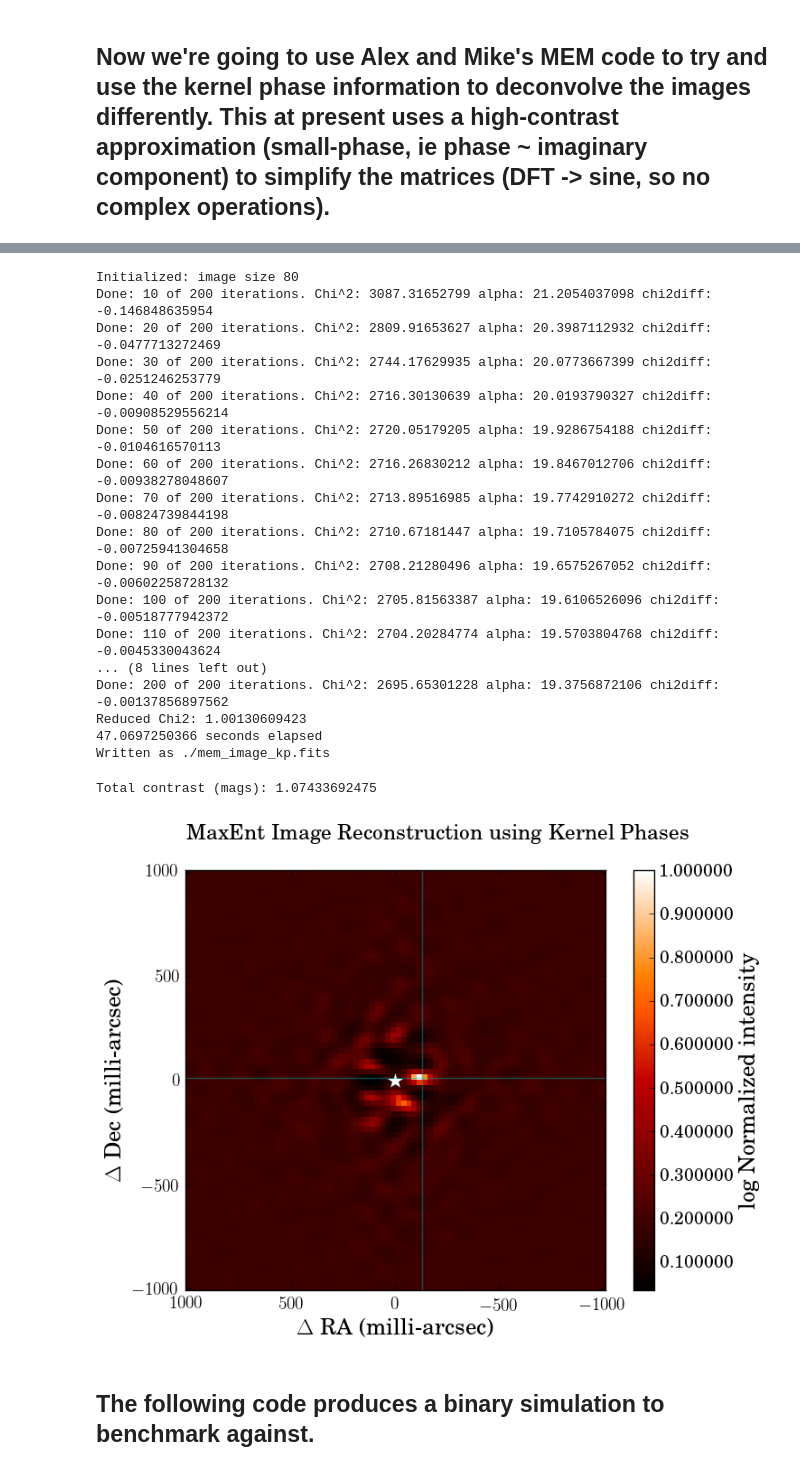
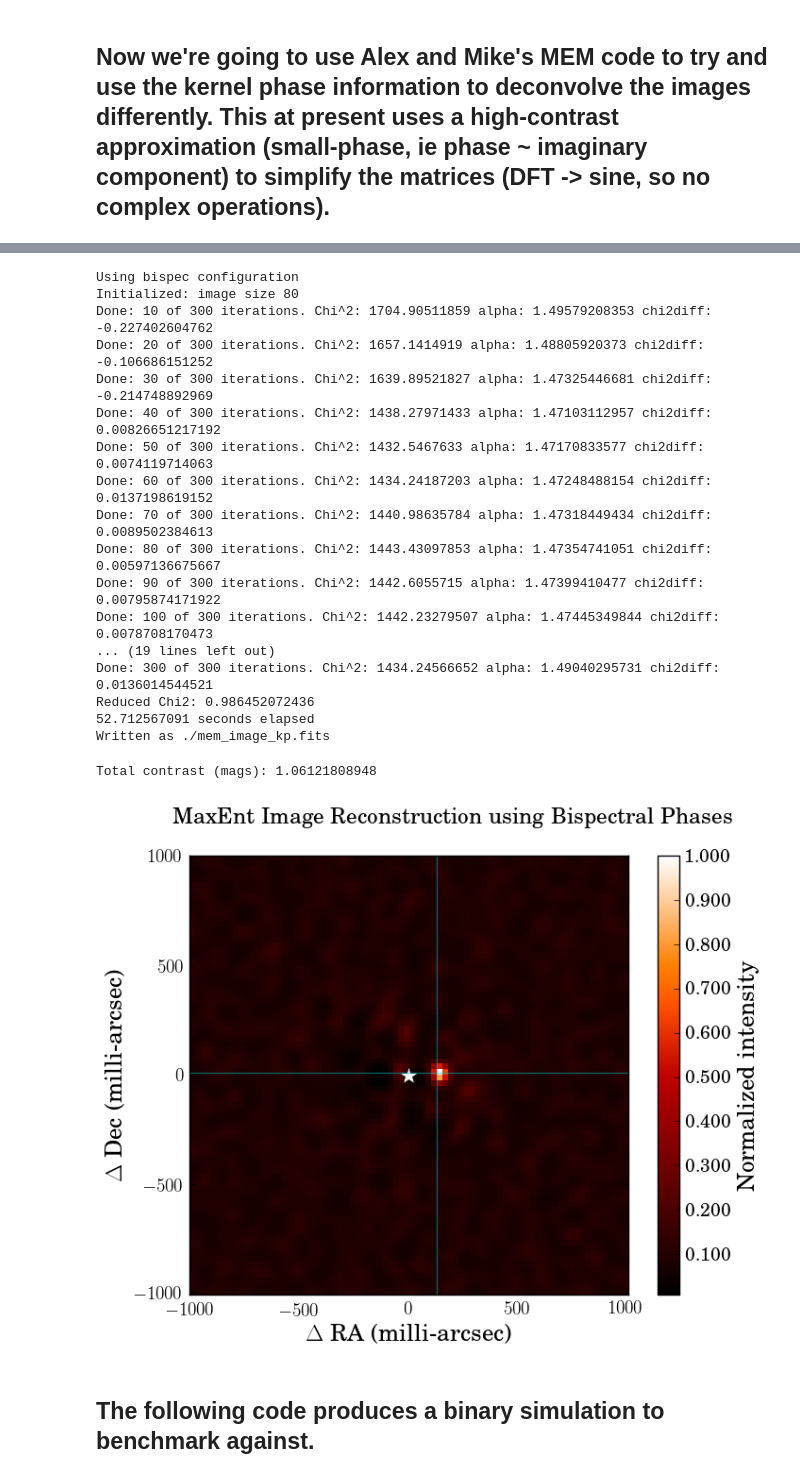
Before and after one commit to benjaminpope/pysco, a Jupyter notebook: analysis.ipynb, the cells around one changed output, grey strips where cells are left out. Cells and saved outputs as stored; diff of their text form; code cells hidden in the pictures.

Commit message:
don't do the bispectrum

```diff
--- a/analysis.ipynb
+++ b/analysis.ipynb
@@ -32,7 +32,7 @@ num = 0 #0 for alpha Oph, 1 for sim with kp params
 tnames = ['alpOph','epsOph','epsHer']
 
 no_kp = False
-bispec = False
+bispec = True
 # %%
 if bandn == 'ch4':
     fnames = ['cubeF_1856.fits','cubeF_2381.fits']
@@ -451,7 +454,7 @@ else:
 # prior1= np.exp(-(rr/(imsize/2.))**2)
 # prior = np.ravel(prior1/np.sum(prior1))
 
-niter = 200
+niter = 300
 if bispec:
     fname_im = 'kerphim_test_bispec.fits'
 else:
@@ -474,59 +477,58 @@ try:
 except:
     print 'Failed to write'
 # %% [output]
+Using bispec configuration
 Initialized: image size 80
-Done: 10 of 200 iterations. Chi^2: 3087.31652799 alpha: 21.2054037098 chi2diff: -0.146848635954
-Done: 20 of 200 iterations. Chi^2: 2809.91653627 alpha: 20.3987112932 chi2diff: -0.0477713272469
-Done: 30 of 200 iterations. Chi^2: 2744.17629935 alpha: 20.0773667399 chi2diff: -0.0251246253779
-Done: 40 of 200 iterations. Chi^2: 2716.30130639 alpha: 20.0193790327 chi2diff: -0.00908529556214
-Done: 50 of 200 iterations. Chi^2: 2720.05179205 alpha: 19.9286754188 chi2diff: -0.0104616570113
-Done: 60 of 200 iterations. Chi^2: 2716.26830212 alpha: 19.8467012706 chi2diff: -0.00938278048607
-Done: 70 of 200 iterations. Chi^2: 2713.89516985 alpha: 19.7742910272 chi2diff: -0.00824739844198
-Done: 80 of 200 iterations. Chi^2: 2710.67181447 alpha: 19.7105784075 chi2diff: -0.00725941304658
-Done: 90 of 200 iterations. Chi^2: 2708.21280496 alpha: 19.6575267052 chi2diff: -0.00602258728132
-Done: 100 of 200 iterations. Chi^2: 2705.81563387 alpha: 19.6106526096 chi2diff: -0.00518777942372
-Done: 110 of 200 iterations. Chi^2: 2704.20284774 alpha: 19.5703804768 chi2diff: -0.0045330043624
-... (8 lines left out)
-Done: 200 of 200 iterations. Chi^2: 2695.65301228 alpha: 19.3756872106 chi2diff: -0.00137856897562
-Reduced Chi2: 1.00130609423
-47.0697250366 seconds elapsed
+Done: 10 of 300 iterations. Chi^2: 1704.90511859 alpha: 1.49579208353 chi2diff: -0.227402604762
+Done: 20 of 300 iterations. Chi^2: 1657.1414919 alpha: 1.48805920373 chi2diff: -0.106686151252
+Done: 30 of 300 iterations. Chi^2: 1639.89521827 alpha: 1.47325446681 chi2diff: -0.214748892969
+Done: 40 of 300 iterations. Chi^2: 1438.27971433 alpha: 1.47103112957 chi2diff: 0.00826651217192
+Done: 50 of 300 iterations. Chi^2: 1432.5467633 alpha: 1.47170833577 chi2diff: 0.0074119714063
+Done: 60 of 300 iterations. Chi^2: 1434.24187203 alpha: 1.47248488154 chi2diff: 0.0137198619152
+Done: 70 of 300 iterations. Chi^2: 1440.98635784 alpha: 1.47318449434 chi2diff: 0.0089502384613
+Done: 80 of 300 iterations. Chi^2: 1443.43097853 alpha: 1.47354741051 chi2diff: 0.00597136675667
+Done: 90 of 300 iterations. Chi^2: 1442.6055715 alpha: 1.47399410477 chi2diff: 0.00795874171922
+Done: 100 of 300 iterations. Chi^2: 1442.23279507 alpha: 1.47445349844 chi2diff: 0.0078708170473
+... (19 lines left out)
+Done: 300 of 300 iterations. Chi^2: 1434.24566652 alpha: 1.49040295731 chi2diff: 0.0136014544521
+Reduced Chi2: 0.986452072436
+52.712567091 seconds elapsed
 Written as ./mem_image_kp.fits
 # %%
 '''--------------------------------
 the rest is a plot
 --------------------------------'''
 
 
 mpl.rcParams['figure.figsize']=(8.0,6.0)    #(6.0,4.0)
 mpl.rcParams['font.size']= 14             #10
 mpl.rcParams['savefig.dpi']=100             #72
 mpl.rcParams['axes.labelsize'] = 18
 mpl.rcParams['xtick.labelsize'] = 14
 mpl.rcParams['ytick.labelsize'] = 14
 
-bestfit = np.array([-129.4*np.sin(np.pi/180.*84.1),129.4*np.cos(np.pi/180.*84.1)])
-
-plt.imshow(im.T/im.max(), interpolation='nearest',cmap=plt.get_cmap('gist_heat'),extent=trial.extent)
-# ticks = np.linspace(im.min(),im.max(),10)
-cbar = plt.colorbar(label='log Normalized intensity',format='%.6f')
+bestfit = np.array([129.4*np.sin(np.pi/180.*84.1),129.4*np.cos(np.pi/180.*84.1)])
+plt.clf()
+plt.imshow(im[::-1,:].T/im.max(), interpolation='nearest',cmap=plt.get_cmap('gist_heat'),extent=trial.extent,origin='lower')
+cbar = plt.colorbar(label='Normalized intensity',format='%.3f')
 plt.plot(0,0,'w*', ms=15)
-plt.axis(trial.extent)
-plt.axhline(bestfit[1],color='c',alpha=0.4)
-plt.axvline(bestfit[0],color='c',alpha=0.4)
+plt.axis(np.array(trial.extent)*np.array([-1,-1,1,1]))
+plt.axhline(bestfit[1],color='c',alpha=0.5)
+plt.axvline(bestfit[0],color='c',alpha=0.5)
 # plt.plot(bestfit[0],bestfit[1],'cs',alpha=0.8)
 plt.xlabel(r'$\Delta$ RA (milli-arcsec)')
 plt.ylabel(r'$\Delta$ Dec (milli-arcsec)')
 if no_kp:
     plt.title('MaxEnt Image Reconstruction using Fourier Phases',fontsize='large',y=1.06,x=0.6)
 elif bispec:
     plt.title('MaxEnt Image Reconstruction using Bispectral Phases',fontsize='large',y=1.06,x=0.6)
 else:
     plt.title('MaxEnt Image Reconstruction using Kernel Phases',fontsize='large',y=1.06,x=0.6)
 print "Total contrast (mags): " + str(-2.5*np.log10(np.sum(trial.pm)))
 plt.show()
 # %% [output]
-Total contrast (mags): 1.07433692475
+Total contrast (mags): 1.06121808948
-[figure, old version]
+[figure, new version]
 # %%
 # z = pysco.kpi('./kerphi/medcrossmeas.txt') # in case you need to make it - edit this!
 # %% [markdown]
```
Also changed, not shown: parts of 6 cells of this notebook, 2 other files.
